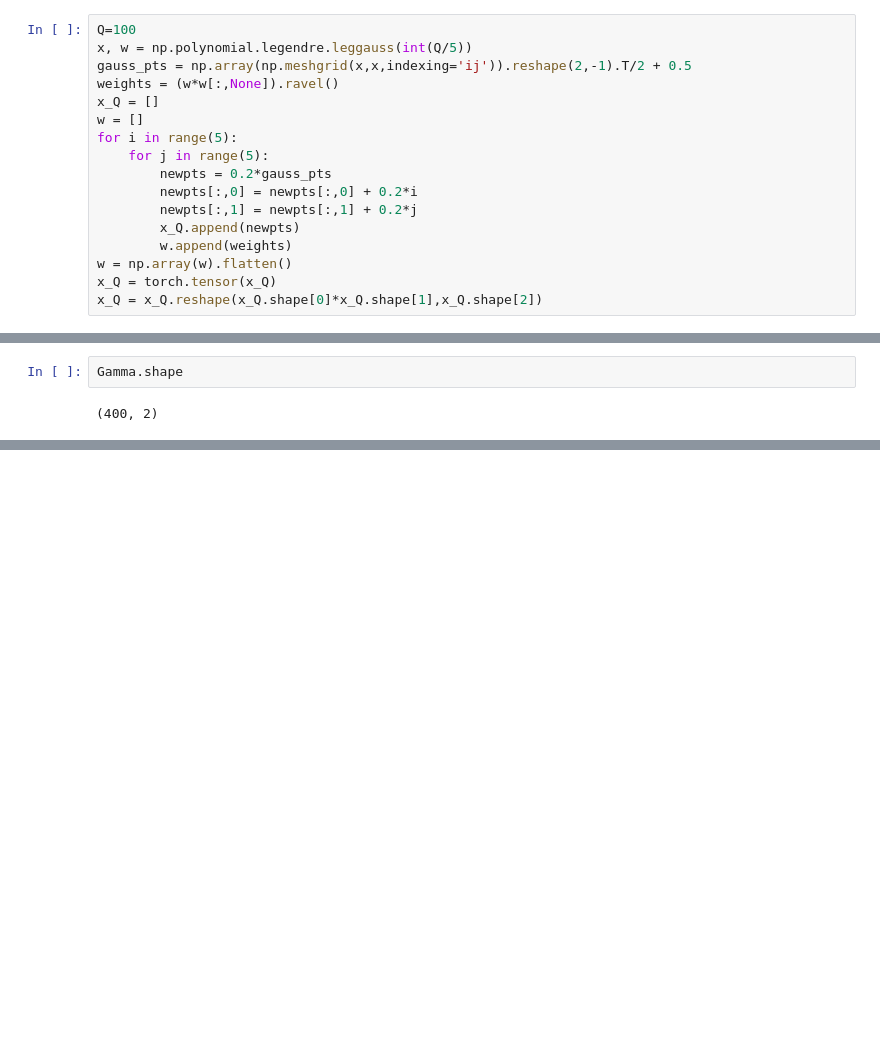
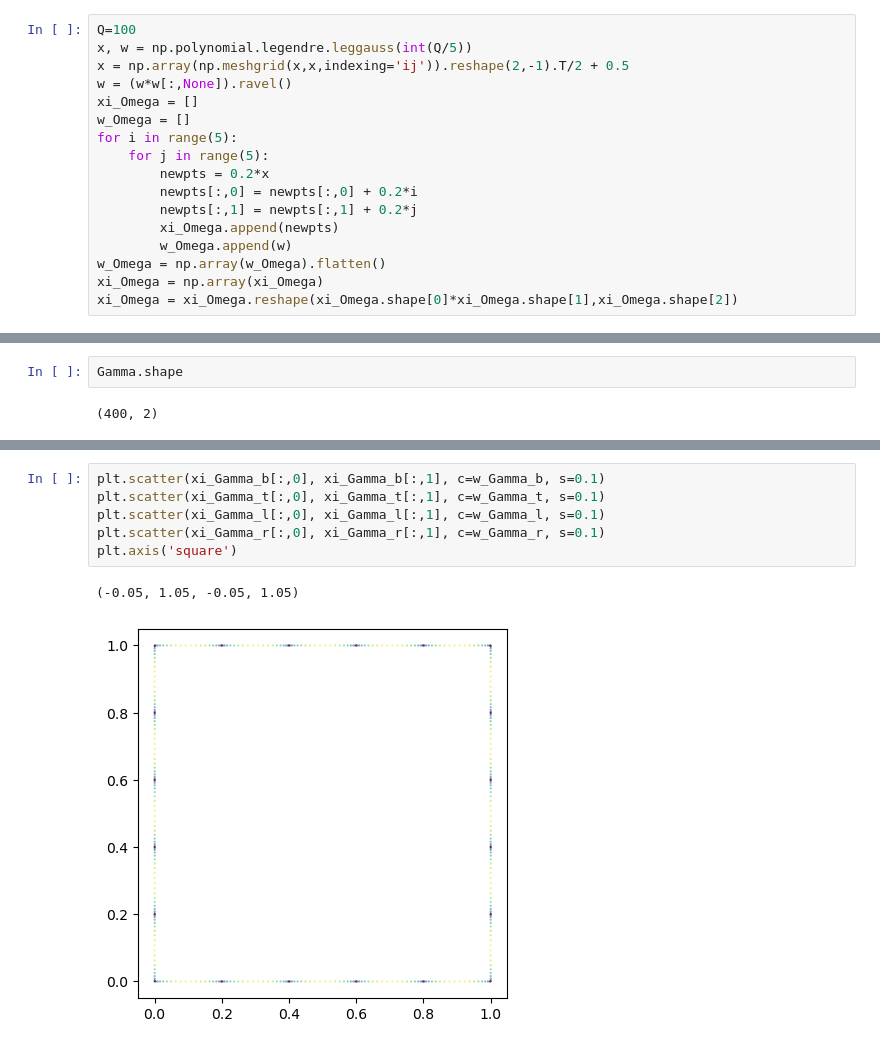
Before and after one commit to JoostHMPrins/ngo, a Jupyter notebook: developnotebooks/gausslegendre.ipynb, the cells around one changed output, grey strips where cells are left out. Saved outputs shown, nothing was run; the diff lists cells and outputs as text; blank space fills up the shorter version.

```diff
--- a/developnotebooks/gausslegendre.ipynb
+++ b/developnotebooks/gausslegendre.ipynb
@@ -10,18 +5,18 @@ torch.Size([100, 2])
 # %%
 Q=100
 x, w = np.polynomial.legendre.leggauss(int(Q/5))
-gauss_pts = np.array(np.meshgrid(x,x,indexing='ij')).reshape(2,-1).T/2 + 0.5
-weights = (w*w[:,None]).ravel()
-x_Q = []
-w = []
+x = np.array(np.meshgrid(x,x,indexing='ij')).reshape(2,-1).T/2 + 0.5
+w = (w*w[:,None]).ravel()
+xi_Omega = []
+w_Omega = []
 for i in range(5):
     for j in range(5):
-        newpts = 0.2*gauss_pts
+        newpts = 0.2*x
         newpts[:,0] = newpts[:,0] + 0.2*i
         newpts[:,1] = newpts[:,1] + 0.2*j
-        x_Q.append(newpts)
-        w.append(weights)
-w = np.array(w).flatten()
-x_Q = torch.tensor(x_Q)
-x_Q = x_Q.reshape(x_Q.shape[0]*x_Q.shape[1],x_Q.shape[2])
+        xi_Omega.append(newpts)
+        w_Omega.append(w)
+w_Omega = np.array(w_Omega).flatten()
+xi_Omega = np.array(xi_Omega)
+xi_Omega = xi_Omega.reshape(xi_Omega.shape[0]*xi_Omega.shape[1],xi_Omega.shape[2])
 # %%
@@ -85,0 +147,9 @@ weights.shape
+# %%
+plt.scatter(xi_Gamma_b[:,0], xi_Gamma_b[:,1], c=w_Gamma_b, s=0.1)
+plt.scatter(xi_Gamma_t[:,0], xi_Gamma_t[:,1], c=w_Gamma_t, s=0.1)
+plt.scatter(xi_Gamma_l[:,0], xi_Gamma_l[:,1], c=w_Gamma_l, s=0.1)
+plt.scatter(xi_Gamma_r[:,0], xi_Gamma_r[:,1], c=w_Gamma_r, s=0.1)
+plt.axis('square')
+# %% [output]
+(-0.05, 1.05, -0.05, 1.05)
+[figure, added]
```
Also changed, not shown: parts of 14 cells of this notebook, 2 other files.
